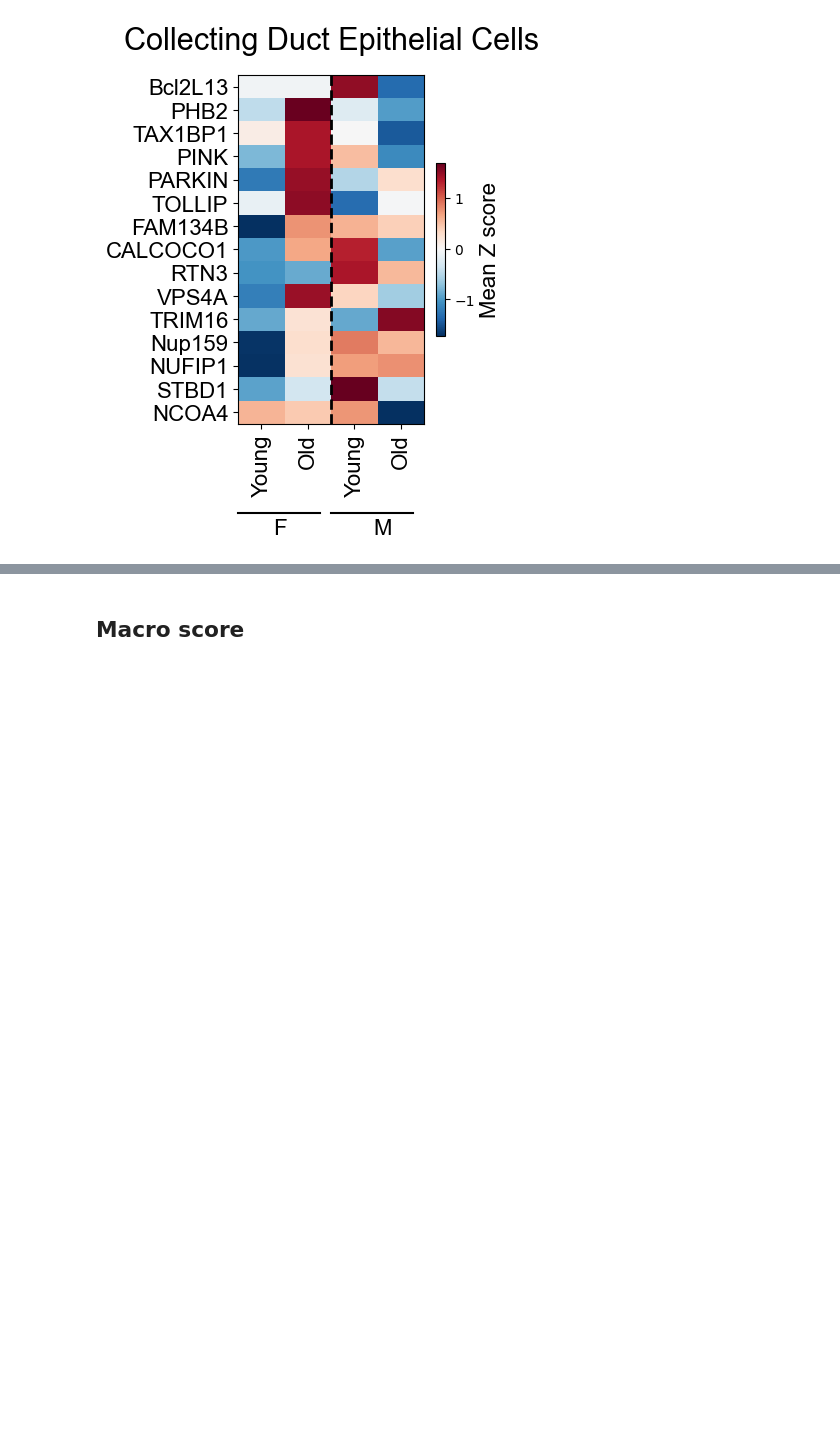
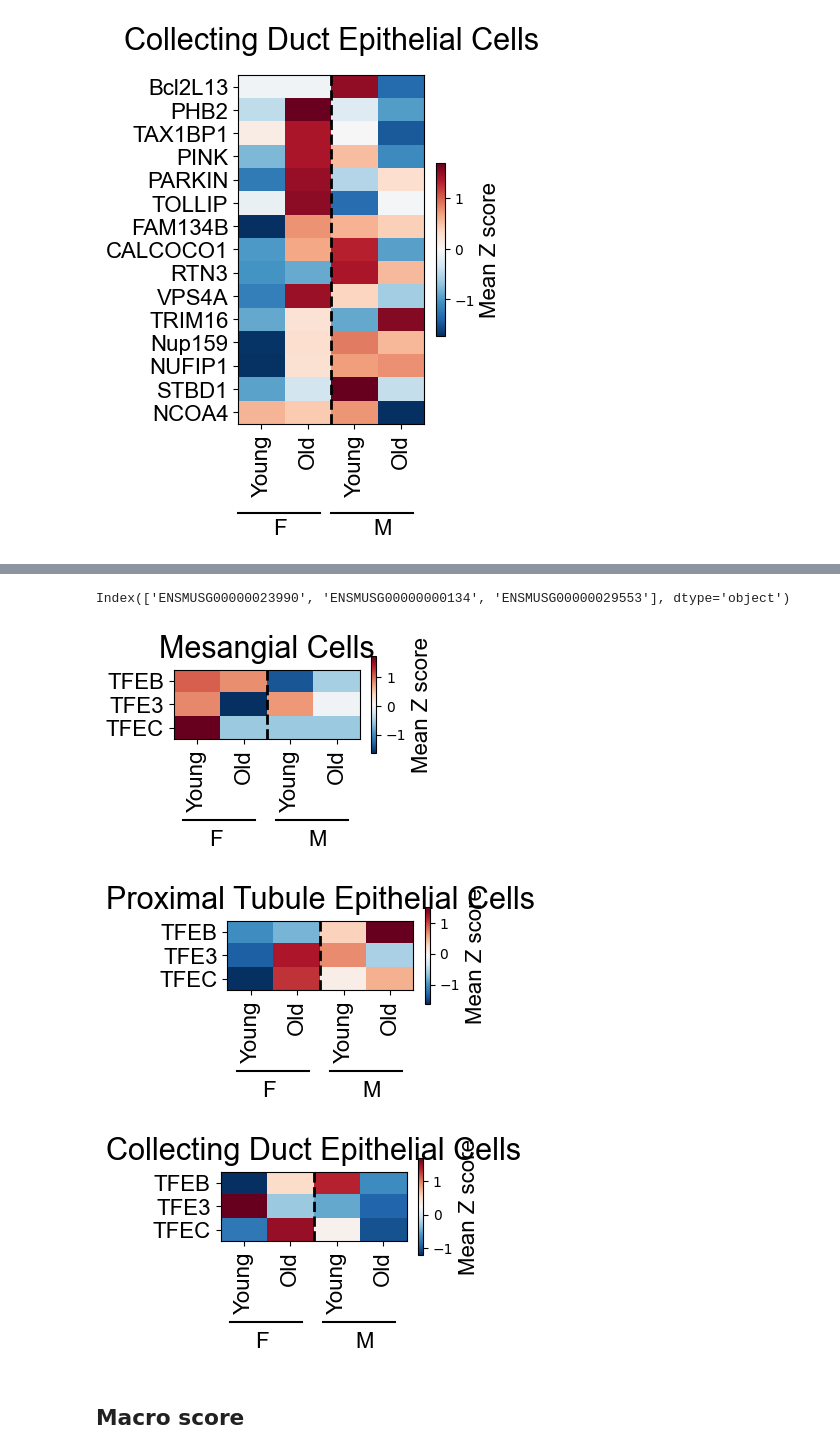
Before and after one commit to amsegura/Khawaja_et_al_2024, a Jupyter notebook: CMA_aging_Atlas_Kidney.ipynb, the cells around one changed output, grey strips where cells are left out. Saved outputs shown, nothing was run; the diff lists cells and outputs as text; code cells hidden in the pictures; blank space fills up the shorter version.

Commit message:
Lysosomal extra genes

```diff
--- a/CMA_aging_Atlas_Kidney.ipynb
+++ b/CMA_aging_Atlas_Kidney.ipynb
@@ -837,0 +843,43 @@ for i in cells:
+# %%
+# Reading table with genes
+modelmx = pd.read_excel(modelmx, 'LysExtra')
+genes = list(modelmx['Symbol'])
+# %%
+# Finding genes of interest in the dataset
+network = adata[:, modelmx['Ensembl Ms']]
+network.var_names
+# %% [output]
+Index(['ENSMUSG00000023990', 'ENSMUSG00000000134', 'ENSMUSG00000029553'], dtype='object')
+# %%
+# Changes in network
+
+# Adding gene symbols to network.var
+network.var['Symbol'] = list(modelmx['Symbol'])
+
+# Generating new ages
+for j in network.obs.index:
+    if network.obs.loc[j, 'age'] == '3m':
+        network.obs.loc[j, 'new_age'] = 'Young'
+
+    else:
+        network.obs.loc[j, 'new_age'] = 'Old'
+
+# Reset obs index
+network.obs.reset_index(inplace=True)
+
+custom_age = ['Young', 'Old']
+
+network.obs['new_age'] = pd.Categorical(network.obs['new_age'],
+                                         categories=custom_age,
+                                         ordered=True)
+# %%
+# Generating new cell types
+for j in tqdm(network.obs.index):
+    if network.obs.loc[j, 'cell_type'] == 'epithelial cell of proximal tubule':
+        network.obs.loc[j, 'new_cell'] = 'proximal tubule epithelial cell'
+
+    elif network.obs.loc[j, 'cell_type'] == 'kidney collecting duct epithelial cell' or network.obs.loc[j, 'cell_type'] == 'kidney collecting duct principal cell':
+        network.obs.loc[j, 'new_cell'] = 'collecting duct epithelial cell'
+
+    else:
+        network.obs.loc[j, 'new_cell'] = network.obs.loc[j, 'cell_type']
@@ -838,3 +954,10 @@ for i in cells:
+# %%
+for i in cells:
+    selective(cellpop=i)
+# %% [output]
+[figure, added]
+[figure, added]
+[figure, added]
 # %% [markdown]
 ## Macro score
 # %%
```
Also changed, not shown: parts of 3 cells of this notebook, 4 other files.
